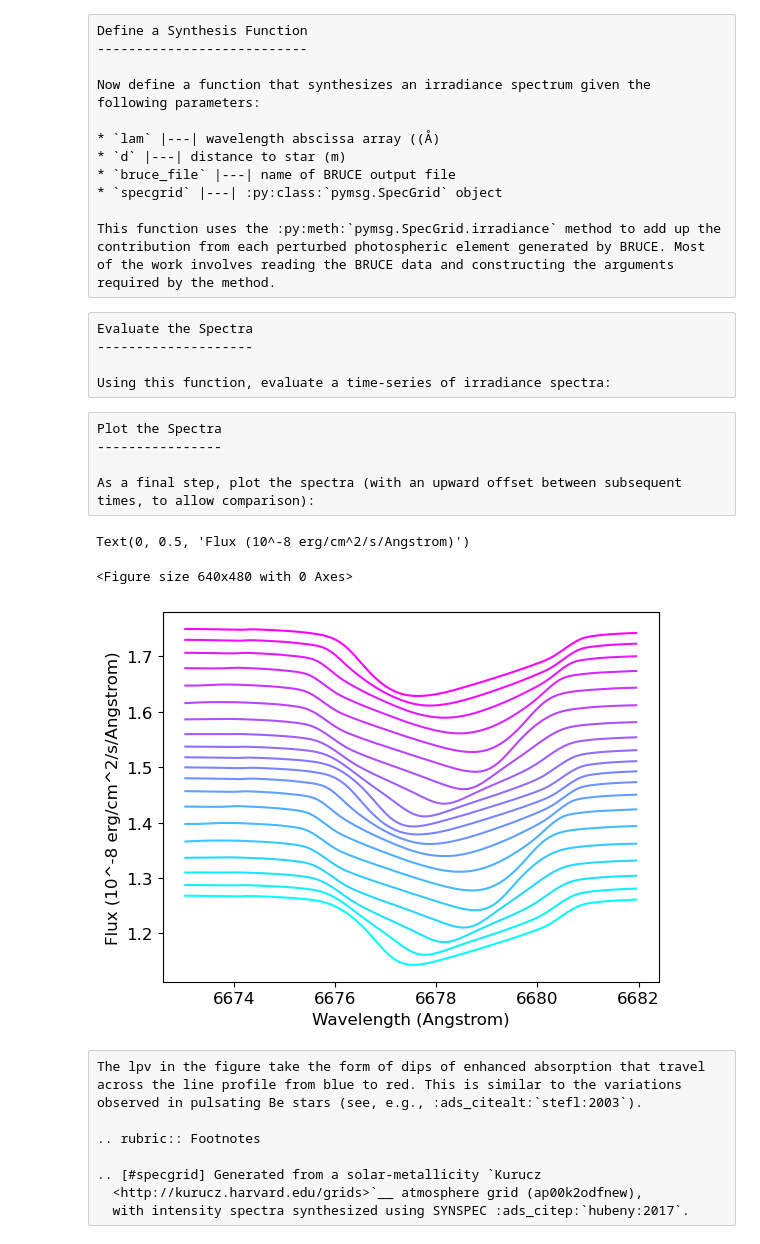
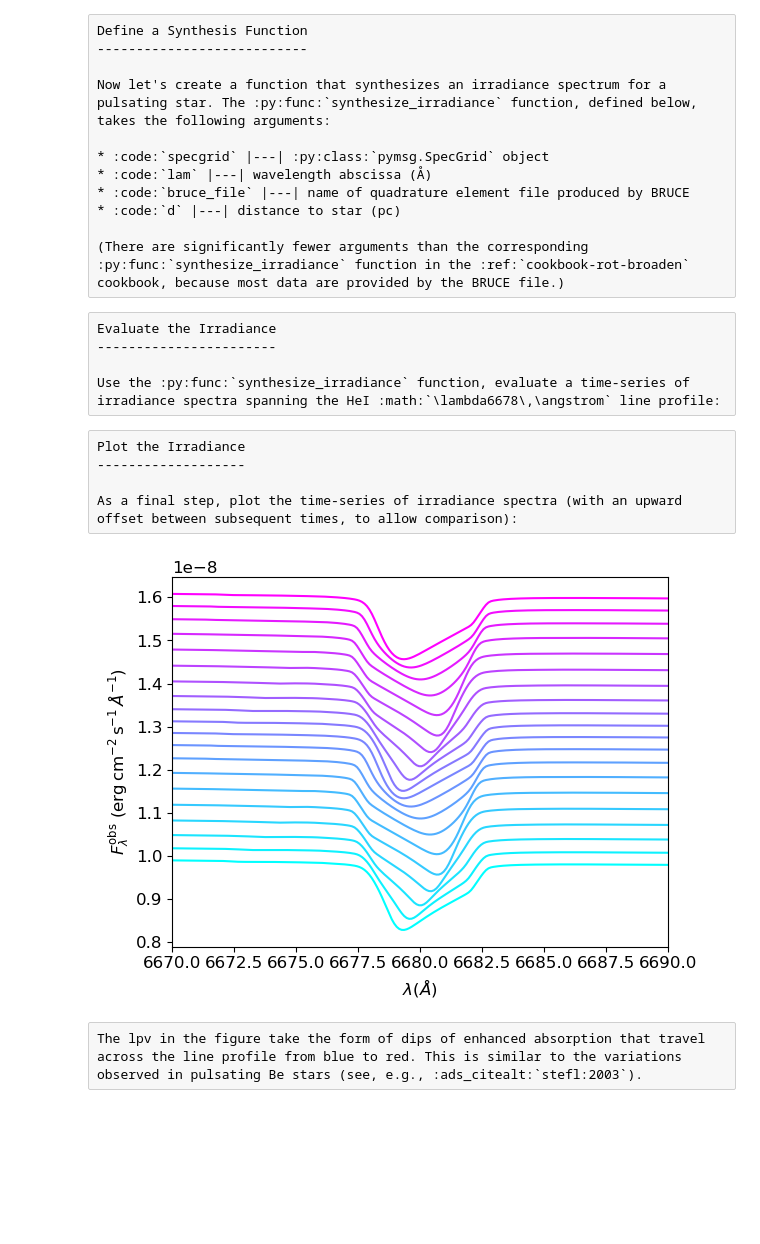
Before and after one commit to rhdtownsend/msg, a Jupyter notebook: docs/source/cookbook/be-star-lpv/be-star-lpv.ipynb, the cells around one changed output. Saved outputs shown, nothing was run; the diff lists cells and outputs as text; code cells hidden in the pictures; blank space fills up the shorter version.

Commit message:
Added new rotational-broadening recipe, and updated other recipes

```diff
--- a/docs/source/cookbook/be-star-lpv/be-star-lpv.ipynb
+++ b/docs/source/cookbook/be-star-lpv/be-star-lpv.ipynb
@@ -38,6 +33,11 @@ import astropy.units as unt
 
 import pymsg
 
+# Set constants
+
+C = con.c.cgs.value
+PC = con.pc.cgs.value
+
 # Set plot parameters
 
 plt.rcParams.update({'font.size': 12})
@@ -49,17 +44,13 @@ Next, create a :py:class:`pymsg.SpecGrid` object:
-# %%
-# Create SpecGrid object
-
-specgrid = pymsg.SpecGrid('sg-6678.h5')
 # %% [raw]
 Define a Synthesis Function
 ---------------------------
 
-Now define a function that synthesizes an irradiance spectrum given the following parameters:
+Now let's create a function that synthesizes an irradiance spectrum for a pulsating star. The :py:func:`synthesize_irradiance` function, defined below, takes the following arguments:
 
-* `lam` |---| wavelength abscissa array ((Å)
-* `d` |---| distance to star (m)
-* `bruce_file` |---| name of BRUCE output file
-* `specgrid` |---| :py:class:`pymsg.SpecGrid` object
+* :code:`specgrid` |---| :py:class:`pymsg.SpecGrid` object
+* :code:`lam` |---| wavelength abscissa (Å)
+* :code:`bruce_file` |---| name of quadrature element file produced by BRUCE
+* :code:`d` |---| distance to star (pc)
 
-This function uses the :py:meth:`pymsg.SpecGrid.irradiance` method to add up the contribution from each perturbed photospheric element generated by BRUCE. Most of the work involves reading the BRUCE data and constructing the arguments required by the method.
+(There are significantly fewer arguments than the corresponding :py:func:`synthesize_irradiance` function in the :ref:`cookbook-rot-broaden` cookbook, because most data are provided by the BRUCE file.)
 # %%
@@ -113,62 +102,60 @@ def synthesize_spectrum(lam, d, bruce_file, specgrid):
 # %% [raw]
-Evaluate the Spectra
---------------------
+Evaluate the Irradiance
+-----------------------
 
-Using this function, evaluate a time-series of irradiance spectra:
+Use the :py:func:`synthesize_irradiance` function, evaluate a time-series of irradiance spectra spanning the HeI :math:`\lambda6678\,\angstrom` line profile:
 # %%
+# Create the SpecGrid object
+
+specgrid = pymsg.SpecGrid('sg-HeI-6678.h5')
+
 # Set up parameters (the choice of distance is arbitrary)
 
-d = 10 * con.pc.value
-
-lam = np.linspace(6673, 6682, 101)
-lam_c = 0.5*(lam[:-1] + lam[1:])
+d = 10
 
 n_time = 20
 
-# Evaluate spectra
+# Set up the wavelength abscissa
+
+lam = np.linspace(6670, 6690, 201)
+lam_c = 0.5*(lam[:-1] + lam[1:])
+
+# Evaluate the irradiance spectra
 
 time = []
-F_obs = []
+F_lam_obs = []
 
 for i in range(n_time):
 
     bruce_file = f'elements-{i+1:03d}'
 
-    result = synthesize_spectrum(lam, 10*con.pc.value, bruce_file, specgrid)
+    result = synthesize_irradiance(specgrid, lam, bruce_file, d)
 
     time += [result[0]]
-    F_obs += [result[1]]
+    F_lam_obs += [result[1]]
 # %% [raw]
-Plot the Spectra
-----------------
+Plot the Irradiance
+-------------------
 
-As a final step, plot the spectra (with an upward offset between subsequent times, to allow comparison):
+As a final step, plot the time-series of irradiance spectra (with an upward offset between subsequent times, to allow comparison):
 # %%
-# Plot spectra
+# Plot the irradiance spectra
 
 plt.figure()
 
 cmap = mpl.colormaps['cool']
 
-fig = plt.figure()
-
-offset=0.2*(np.max(F_obs[0]) - np.min(F_obs[0]))
+offset=0.2*(np.max(F_lam_obs[0]) - np.min(F_lam_obs[0]))
 
 for i in range(n_time):
 
-    plt.plot(lam_c, 1E8*(F_obs[i]+i*offset), color=cmap(i/(n_time-1)))
+    plt.plot(lam_c, F_lam_obs[i]+i*offset, color=cmap(i/(n_time-1)))
 
-plt.xlabel('Wavelength (Angstrom)')
-plt.ylabel('Flux (10^-8 erg/cm^2/s/Angstrom)')
+plt.xlim(6670, 6690)
+
+plt.xlabel(r'$\lambda ({\AA})$')
+plt.ylabel(r'$F^{\mathrm{obs}}_{\lambda}\ ({\rm erg\,cm^{-2}\,s^{-1}}\,\AA^{-1})$');
 # %% [output]
-Text(0, 0.5, 'Flux (10^-8 erg/cm^2/s/Angstrom)')
-<Figure size 640x480 with 0 Axes>
-[figure, old version]
+[figure, new version]
 # %% [raw]
 The lpv in the figure take the form of dips of enhanced absorption that travel across the line profile from blue to red. This is similar to the variations observed in pulsating Be stars (see, e.g., :ads_citealt:`stefl:2003`).
-
-.. rubric:: Footnotes
-
-.. [#specgrid] Generated from a solar-metallicity `Kurucz
-  <http://kurucz.harvard.edu/grids>`__ atmosphere grid (ap00k2odfnew),
-  with intensity spectra synthesized using SYNSPEC :ads_citep:`hubeny:2017`.
```
Also changed, not shown: parts of 3 cells of this notebook, 6 other files.
